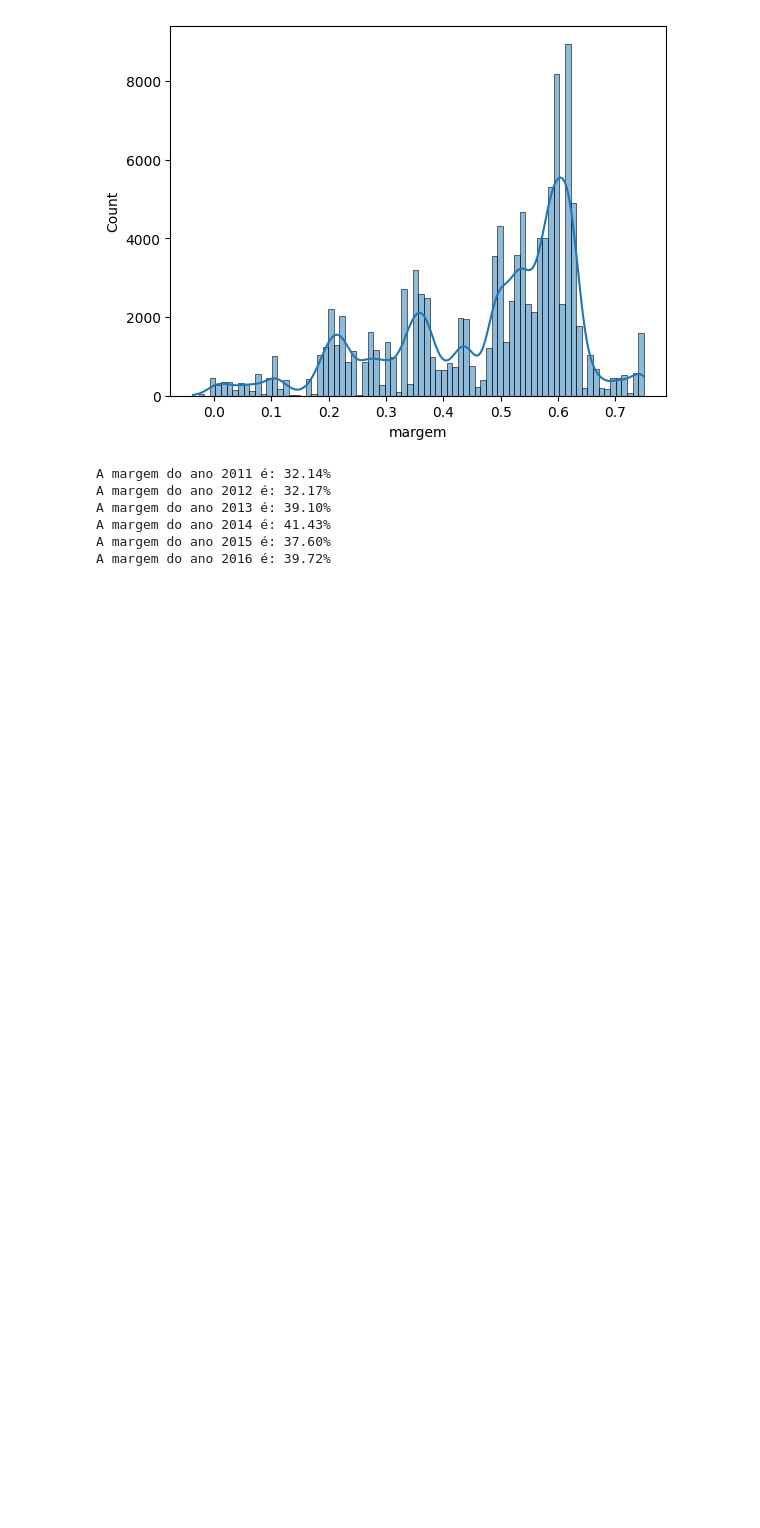
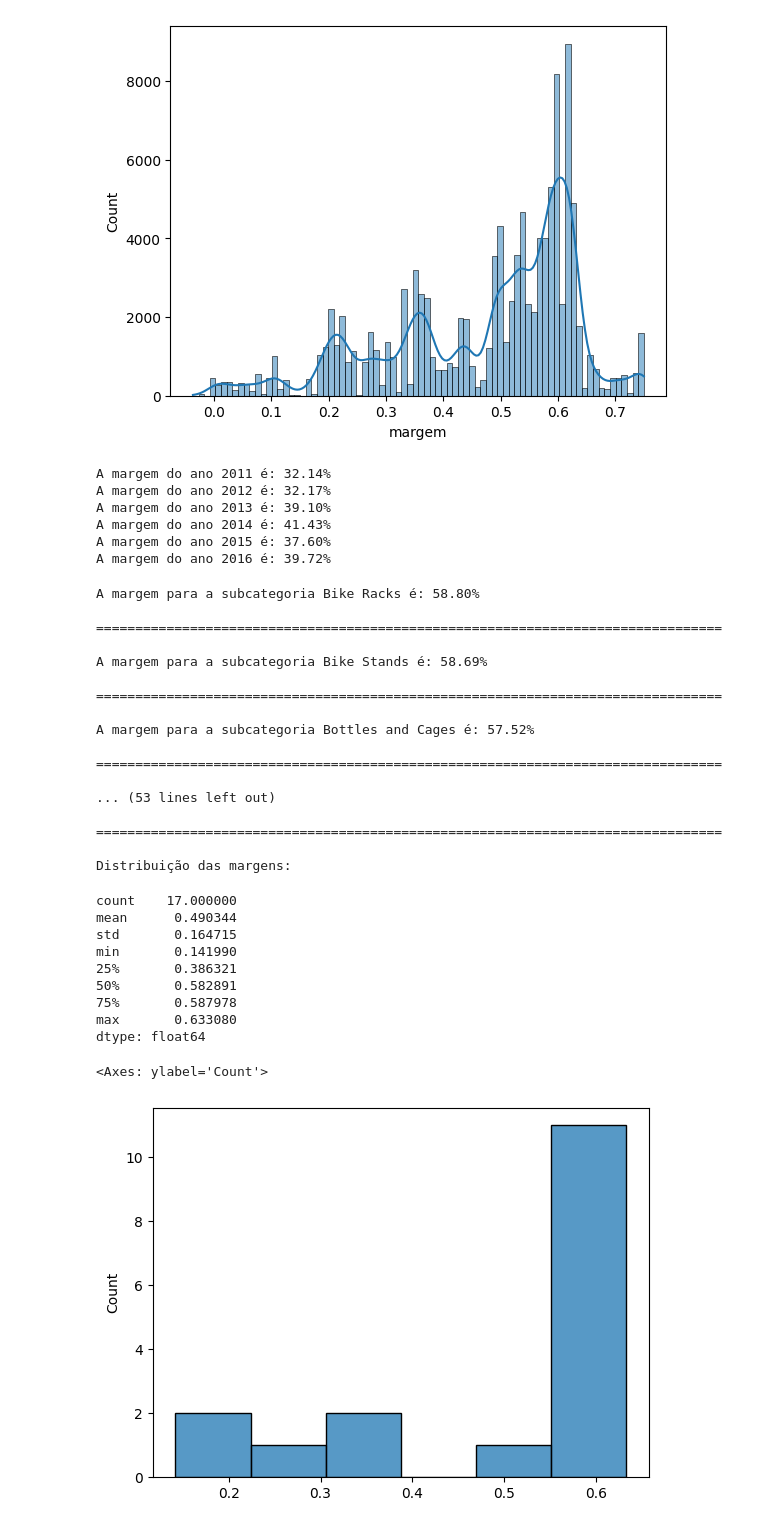
Before and after one commit to daniellcferreira/cases-analysis-python, a Jupyter notebook: insights_vendas_bicicletas/cases_sales_bike.ipynb, the cells around one changed output. Saved outputs shown, nothing was run; the diff lists cells and outputs as text; code cells hidden in the pictures; blank space fills up the shorter version.

```diff
--- a/insights_vendas_bicicletas/cases_sales_bike.ipynb
+++ b/insights_vendas_bicicletas/cases_sales_bike.ipynb
@@ -383,9 +383,9 @@ df.groupby("product_category product".split())[["order_quantity"]].sum().reset_i
 | 115 | Clothing | Fender Set - Mountain | 37 |
 | 130 | Clothing | Water Bottle - 30 oz. | 4 |
 # %%
-for sub_cat in df["sub_category"].sort_values().unique():
+for subcat in df["sub_category"].sort_values().unique():
 
-  df_category = df.query(f"sub_category == '{sub_cat}'")
+  df_category = df.query(f"sub_category == '{subcat}'")
 
   qtdd_total = df_category.groupby("date")[["order_quantity"]].sum()
 
@@ -393,7 +393,7 @@ for sub_cat in df["sub_category"].sort_values().unique():
   qtdd_total_30d = qtdd_total.rolling(window="30D").mean()
 
   plt.figure(figsize=(16, 4))
-  plt.title(f"Série temporal da quantidade de vendas - produtos da subcategoria {sub_cat}")
+  plt.title(f"Série temporal da quantidade de vendas - produtos da subcategoria {subcat}")
 
   sns.lineplot(x=qtdd_total.index, y=qtdd_total.values.squeeze(), label="original", alpha=0.4)
   sns.lineplot(x=qtdd_total_7d.index, y=qtdd_total_7d.values.squeeze(), label="MM 7D")
@@ -448,3 +448,50 @@ A margem do ano 2013 é: 39.10%
 A margem do ano 2014 é: 41.43%
 A margem do ano 2015 é: 37.60%
 A margem do ano 2016 é: 39.72%
+# %%
+list_margens = []
+
+for subcat in df["sub_category"].sort_values().unique():
+
+  df_subcategory = df.query(f"sub_category == '{subcat}'")
+
+  margem_subcategory = df_subcategory["profit"].sum()/df_subcategory["revenue"].sum()
+
+  print(f"A margem para a subcategoria {subcat} é: {margem_subcategory:.2%}")
+  print(f"\n{'='*80}\n")
+
+  list_margens.append(margem_subcategory)
+
+print("Distribuição das margens:")
+display(pd.Series(list_margens).describe())
+
+sns.histplot(list_margens)
+# %% [output]
+A margem para a subcategoria Bike Racks é: 58.80%
+
+================================================================================
+
+A margem para a subcategoria Bike Stands é: 58.69%
+
+================================================================================
+
+A margem para a subcategoria Bottles and Cages é: 57.52%
+
+================================================================================
+
+... (53 lines left out)
+
+================================================================================
+
+Distribuição das margens:
+count    17.000000
+mean      0.490344
+std       0.164715
+min       0.141990
+25%       0.386321
+50%       0.582891
+75%       0.587978
+max       0.633080
+dtype: float64
+<Axes: ylabel='Count'>
+[figure, added]
```
